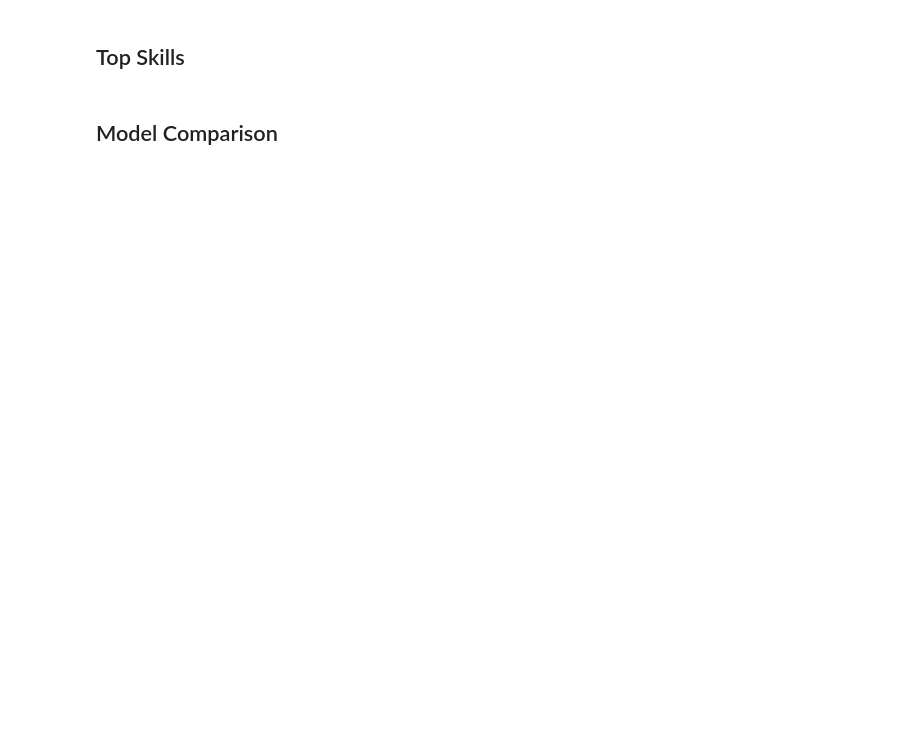
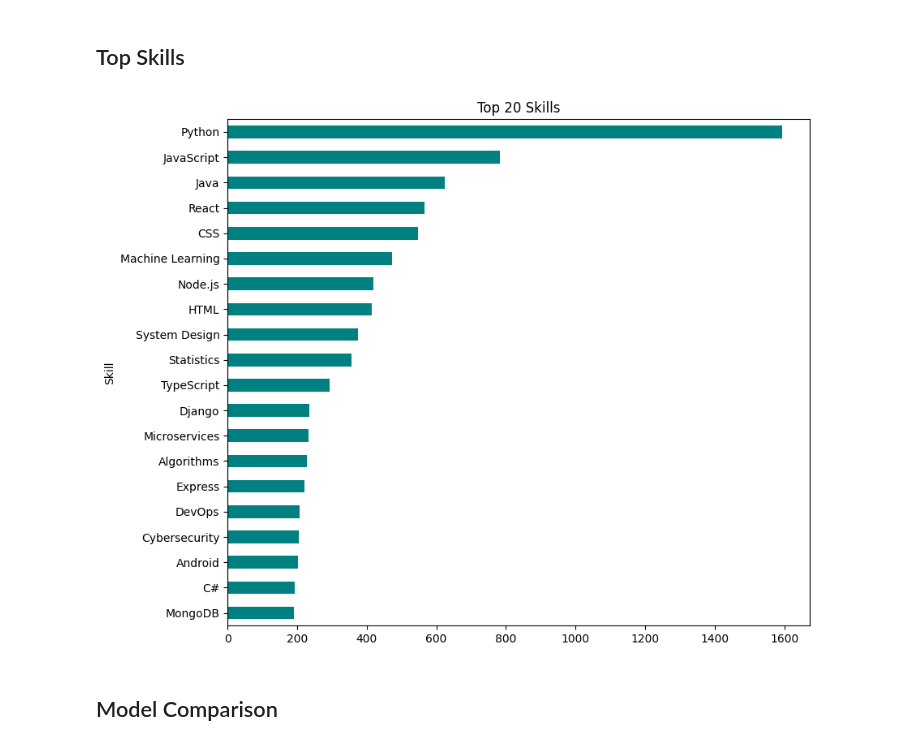
Before and after one commit to Sauravpant/Career-Guidance-System, a Jupyter notebook: ml-service/notebooks/analysis.ipynb, the cells around one changed output. Drawn from its saved outputs; the diff is of its cells as text; code cells hidden in the pictures; blank space fills up the shorter version.

```diff
--- a/ml-service/notebooks/analysis.ipynb
+++ b/ml-service/notebooks/analysis.ipynb
@@ -32,15 +40,17 @@ plt.show()
 # %%
 from collections import Counter
 
-all_skills = [s.strip() for row in df['Skills'] for s in str(row).split(';')]
+all_skills = [s.strip() for row in train_df['Skills'] for s in str(row).split(';')]
 skill_counts = Counter(all_skills).most_common(20)
 skills_df = pd.DataFrame(skill_counts, columns=['Skill', 'Count'])
 
 skills_df.plot(kind='barh', x='Skill', y='Count', figsize=(9, 7), legend=False, color='teal')
 plt.title('Top 20 Skills')
 plt.gca().invert_yaxis()
 plt.tight_layout()
 plt.show()
+# %% [output]
+[figure, added]
 # %% [markdown]
 ## Model Comparison
 # %%
```
Also changed, not shown: parts of 7 cells of this notebook.
